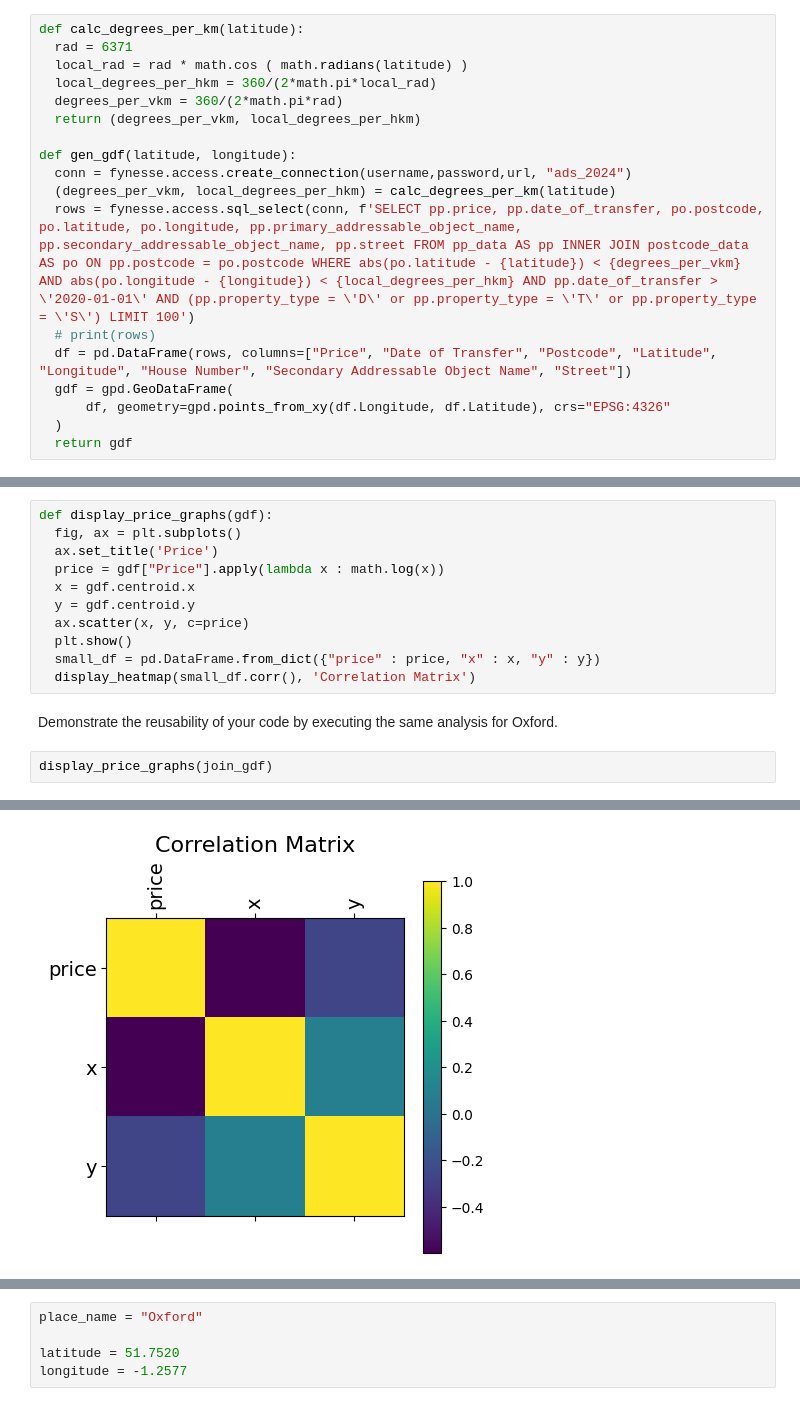
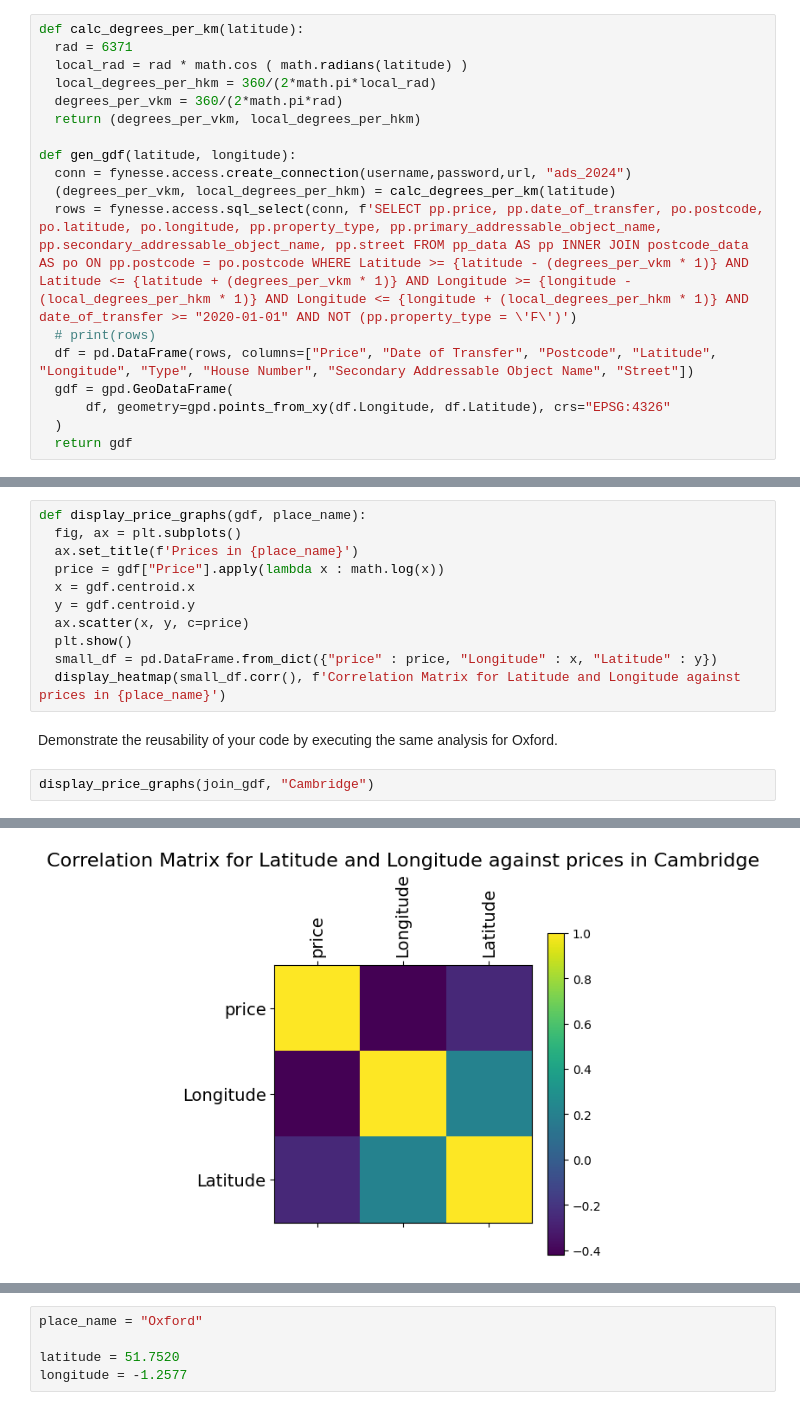
Before and after one commit to EuanWorth/ecw66_ads_2024, a Jupyter notebook: _notebooks/02-access-assess-geospatial.ipynb, the cells around one changed output, grey strips where cells are left out. Saved outputs shown, nothing was run; the diff lists cells and outputs as text.

```diff
--- a/_notebooks/02-access-assess-geospatial.ipynb
+++ b/_notebooks/02-access-assess-geospatial.ipynb
@@ -948,9 +886,9 @@ def calc_degrees_per_km(latitude):
 def gen_gdf(latitude, longitude):
   conn = fynesse.access.create_connection(username,password,url, "ads_2024")
   (degrees_per_vkm, local_degrees_per_hkm) = calc_degrees_per_km(latitude)
-  rows = fynesse.access.sql_select(conn, f'SELECT pp.price, pp.date_of_transfer, po.postcode, po.latitude, po.longitude, pp.primary_addressable_object_name, pp.secondary_addressable_object_name, pp.street FROM pp_data AS pp INNER JOIN postcode_data AS po ON pp.postcode = po.postcode WHERE abs(po.latitude - {latitude}) < {degrees_per_vkm} AND abs(po.longitude - {longitude}) < {local_degrees_per_hkm} AND pp.date_of_transfer > \'2020-01-01\' AND (pp.property_type = \'D\' or pp.property_type = \'T\' or pp.property_type = \'S\') LIMIT 100')
+  rows = fynesse.access.sql_select(conn, f'SELECT pp.price, pp.date_of_transfer, po.postcode, po.latitude, po.longitude, pp.property_type, pp.primary_addressable_object_name, pp.secondary_addressable_object_name, pp.street FROM pp_data AS pp INNER JOIN postcode_data AS po ON pp.postcode = po.postcode WHERE Latitude >= {latitude - (degrees_per_vkm * 1)} AND Latitude <= {latitude + (degrees_per_vkm * 1)} AND Longitude >= {longitude - (local_degrees_per_hkm * 1)} AND Longitude <= {longitude + (local_degrees_per_hkm * 1)} AND date_of_transfer >= "2020-01-01" AND NOT (pp.property_type = \'F\')')
   # print(rows)
-  df = pd.DataFrame(rows, columns=["Price", "Date of Transfer", "Postcode", "Latitude", "Longitude", "House Number", "Secondary Addressable Object Name", "Street"])
+  df = pd.DataFrame(rows, columns=["Price", "Date of Transfer", "Postcode", "Latitude", "Longitude", "Type", "House Number", "Secondary Addressable Object Name", "Street"])
   gdf = gpd.GeoDataFrame(
       df, geometry=gpd.points_from_xy(df.Longitude, df.Latitude), crs="EPSG:4326"
   )
@@ -1097,21 +1047,21 @@ Write your answer to Exercise 10 here
 # %% [markdown]
 There is a weak correlation just on approximate area. You would need to account for features such as inflation and the year of purchase to see a more accurate picture. However this would still be clouded since not all houses in the same area are identical and some have more value becuase they are bigger have more land. A price per bedroom or price per sqft would be a far more interesting comparison.
 # %%
-def display_price_graphs(gdf):
+def display_price_graphs(gdf, place_name):
   fig, ax = plt.subplots()
-  ax.set_title('Price')
+  ax.set_title(f'Prices in {place_name}')
   price = gdf["Price"].apply(lambda x : math.log(x))
   x = gdf.centroid.x
   y = gdf.centroid.y
   ax.scatter(x, y, c=price)
   plt.show()
-  small_df = pd.DataFrame.from_dict({"price" : price, "x" : x, "y" : y})
-  display_heatmap(small_df.corr(), 'Correlation Matrix')
+  small_df = pd.DataFrame.from_dict({"price" : price, "Longitude" : x, "Latitude" : y})
+  display_heatmap(small_df.corr(), f'Correlation Matrix for Latitude and Longitude against prices in {place_name}')
 # %% [markdown]
 Demonstrate the reusability of your code by executing the same analysis
 for Oxford.
 # %%
-display_price_graphs(join_gdf)
+display_price_graphs(join_gdf, "Cambridge")
 # %% [output]
   x = gdf.centroid.x
 
@@ -1120,2 +1070,2 @@ display_price_graphs(join_gdf)
-[figure, old version]
+[figure, new version]
 # %%
```
Also changed, not shown: parts of 26 cells of this notebook.
